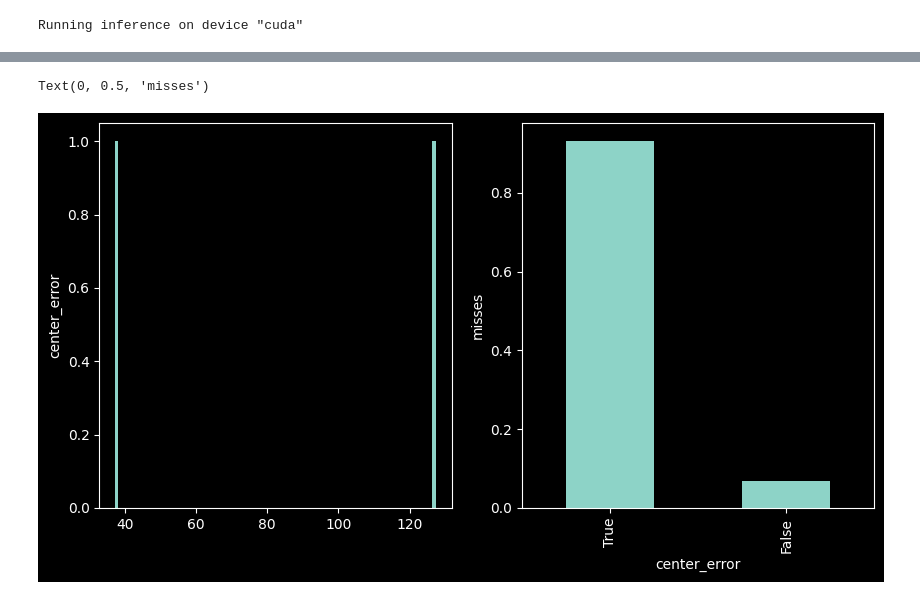
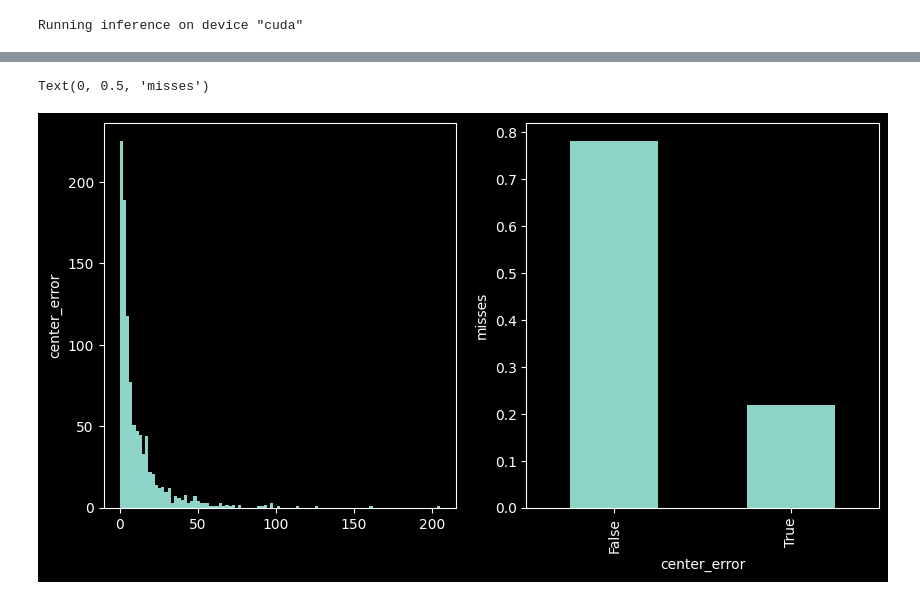
Before and after one commit to QuantuMobileSoftware/pytorch-superpoint, a Jupyter notebook: eval/metrics.ipynb, the cells around one changed output, grey strips where cells are left out. Drawn from its saved outputs; the diff is of its cells as text; code cells hidden in the pictures.

```diff
--- a/eval/metrics.ipynb
+++ b/eval/metrics.ipynb
@@ -120,7 +120,7 @@ torch.set_grad_enabled(False)
 device = 'cuda' if torch.cuda.is_available() else 'cpu'
 print('Running inference on device \"{}\"'.format(device))
 
-matching = BruteForceMatching("/home/topkech/work/pytorch-superpoint/logs/cd_nocrop_clean/checkpoints/superPointNet_10000_checkpoint.pth.tar", use_TTA=False).eval().to(device)
+matching = BruteForceMatching("/home/topkech/work/pytorch-superpoint/logs/cd_clean_div8_maxar_sat_scratch/checkpoints/superPointNet_20000_checkpoint.pth.tar", use_TTA=False).eval().to(device)
 
 
 IMG_EXT = ".jpg"
@@ -171,0 +154,8 @@ res
+# %%
+res = pd.DataFrame(results)
+res = res[~res["hr_file"].str.contains("openaerialmap")]
+# res = res[~res["hr_file"].str.contains("satellite")]
+# res = res[~res["hr_file"].str.contains("maxar")]
+res = res[~res["hr_file"].str.contains("flair")]
+# res = res.query("angle == 0")
+res
@@ -172,16 +176,16 @@ res
 # %%
 fig, axs = plt.subplots(1, 2, figsize=(10,5))
 simple_results = res.query("angle == 0").drop(columns="axis").drop_duplicates()
 # simple_results.loc[simple_results["center_error"] > 50, "center_error"] = 50
-simple_results["center_error"].plot.hist(bins=100, ax=axs[0])
+simple_results["matched_error"].plot.hist(bins=100, ax=axs[0])
 misses = simple_results["center_error"].isna().value_counts() / simple_results.shape[0]
 misses.plot.bar(axs[1])
 
 axs[0].set_ylabel("center_error")
 axs[1].set_ylabel("misses")
 # %% [output]
 Text(0, 0.5, 'misses')
-[figure, old version]
+[figure, new version]
 # %%
 yaw_results = res.query("axis == 'yaw'")
 pitch_results = res.query("axis == 'pitch'")
```
Also changed, not shown: parts of 4 cells of this notebook, 5 other files.
